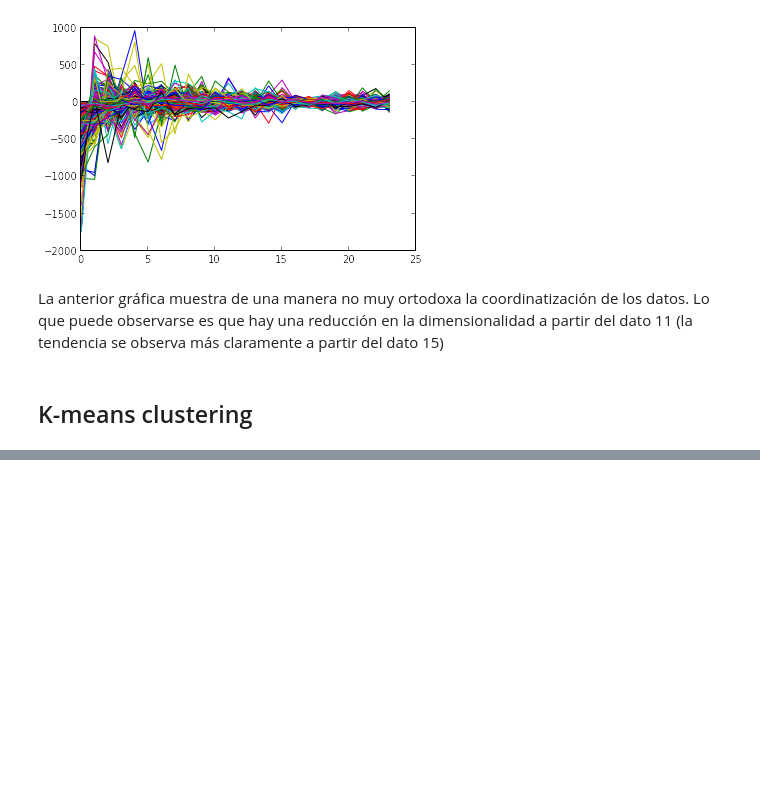
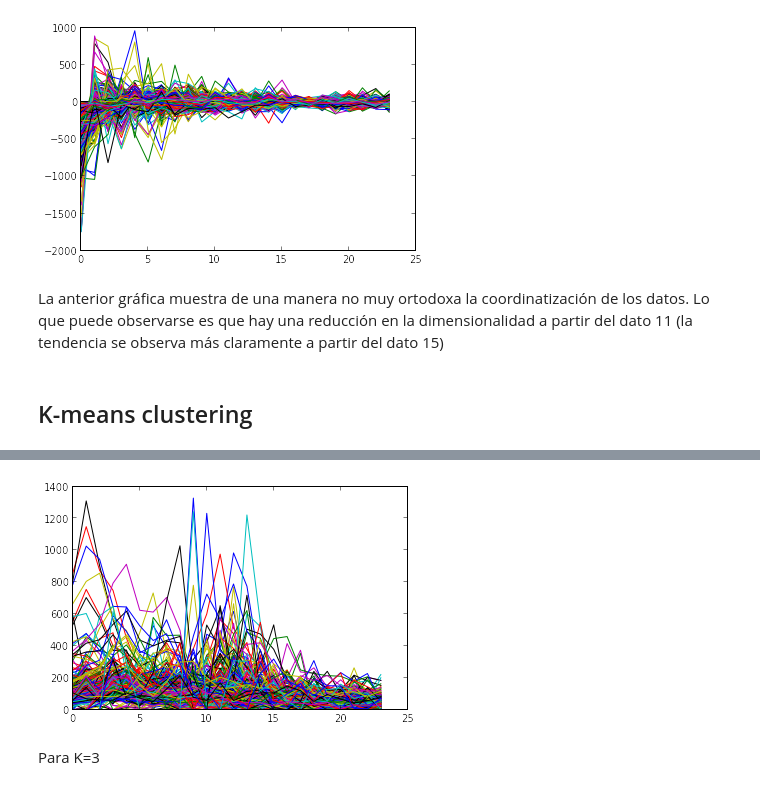
Before and after one commit to JuanRAlvarez/Tarea-4, a Jupyter notebook: Homicidios.ipynb, the cells around one changed output, grey strips where cells are left out. Saved outputs shown, nothing was run; the diff lists cells and outputs as text; code cells hidden in the pictures; blank space fills up the shorter version.

```diff
--- a/Homicidios.ipynb
+++ b/Homicidios.ipynb
@@ -125,22 +125,3 @@ for i in range(n_datos):
 La anterior gráfica muestra de una manera no muy ortodoxa la coordinatización de los datos. Lo que puede observarse es que hay una reducción en la dimensionalidad a partir del dato 11 (la tendencia se observa más claramente a partir del dato 15)
 # %% [markdown]
 ## K-means clustering
-# %%
-n_centros = 5
-
-macsi = 0
-for i in range(n_datos):
-    for j in range(n_dims):
-
-        if (daticos[i][j]>=macsi):
-                macsi = daticos[i][j]
-
-print macsi
-
-centors = empty((n_dims,n_centros))
-
-for i in range(n_dims):
-    for j in range(n_centros):
-        centors[i][j] = macsi * random.random()
-
-print centors
@@ -164,0 +175,8 @@ print centors
+# %%
+for i in range(len(pertenecea)):
+    if pertenecea[i]==1:
+        plot(daticos[i,:])
+# %% [output]
+[figure, added]
+# %% [markdown]
+Para K=3
```
Also changed, not shown: parts of 20 cells of this notebook, 3 other files.
